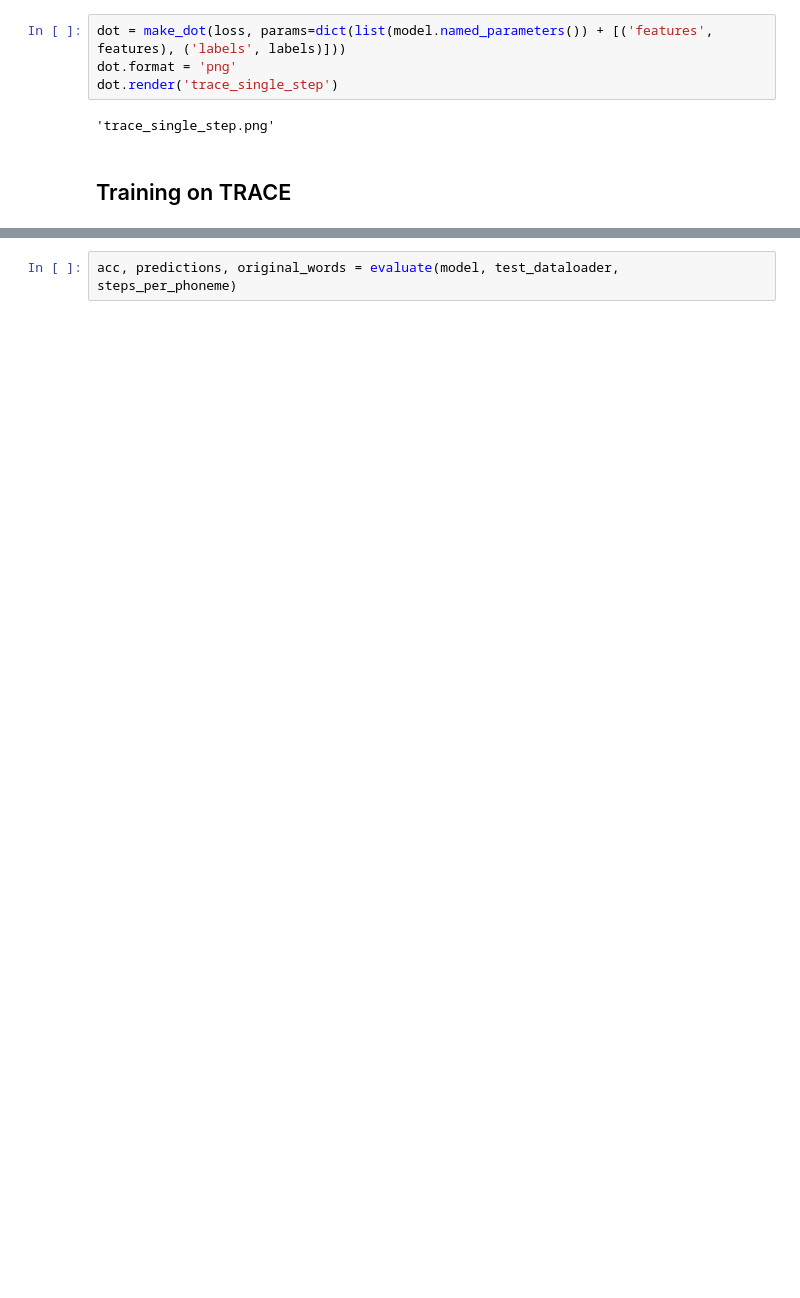
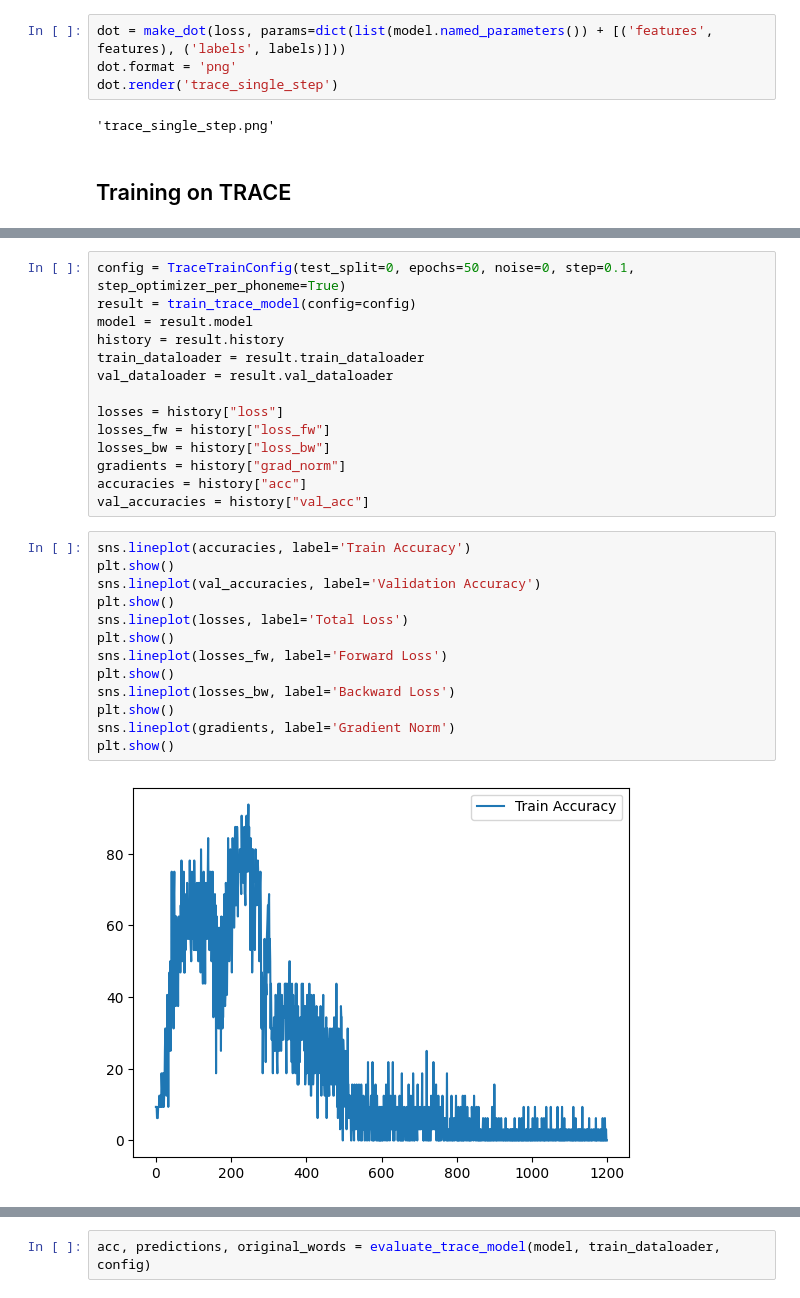
Before and after one commit to gydis/trace-predictive-coding, a Jupyter notebook: predcoding/sandbox.ipynb, the cells around one changed output, grey strips where cells are left out. Cells and saved outputs as stored; diff of their text form; blank space fills up the shorter version.

```diff
--- a/predcoding/sandbox.ipynb
+++ b/predcoding/sandbox.ipynb
@@ -157,0 +47,29 @@ plt.show()
+# %%
+config = TraceTrainConfig(test_split=0, epochs=50, noise=0, step=0.1, step_optimizer_per_phoneme=True)
+result = train_trace_model(config=config)
+model = result.model
+history = result.history
+train_dataloader = result.train_dataloader
+val_dataloader = result.val_dataloader
+
+losses = history["loss"]
+losses_fw = history["loss_fw"]
+losses_bw = history["loss_bw"]
+gradients = history["grad_norm"]
+accuracies = history["acc"]
+val_accuracies = history["val_acc"]
+# %%
+sns.lineplot(accuracies, label='Train Accuracy')
+plt.show()
+sns.lineplot(val_accuracies, label='Validation Accuracy')
+plt.show()
+sns.lineplot(losses, label='Total Loss')
+plt.show()
+sns.lineplot(losses_fw, label='Forward Loss')
+plt.show()
+sns.lineplot(losses_bw, label='Backward Loss')
+plt.show()
+sns.lineplot(gradients, label='Gradient Norm')
+plt.show()
+# %% [output]
+[figure, added]
@@ -158,4 +81,4 @@ plt.show()
 # %%
-acc, predictions, original_words = evaluate(model, test_dataloader, steps_per_phoneme)
+acc, predictions, original_words = evaluate_trace_model(model, train_dataloader, config)
 # %%
 for p, w in zip(predictions, original_words):
```
Also changed, not shown: parts of 8 cells of this notebook, 4 other files.
